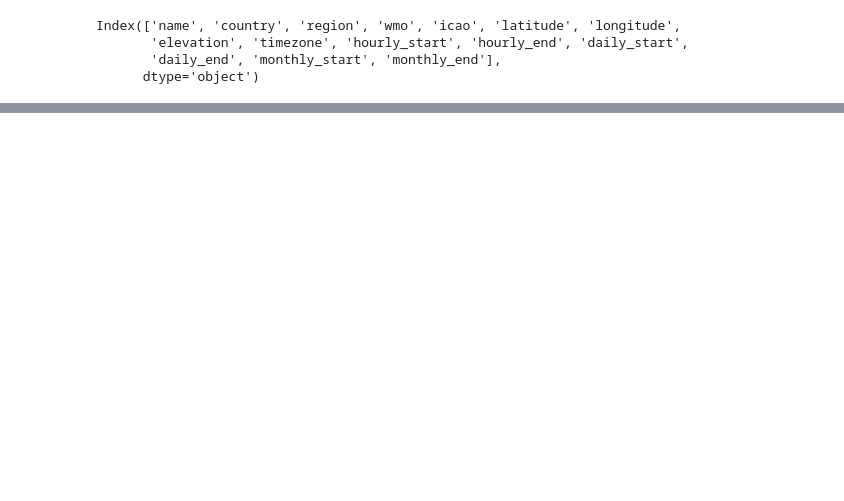
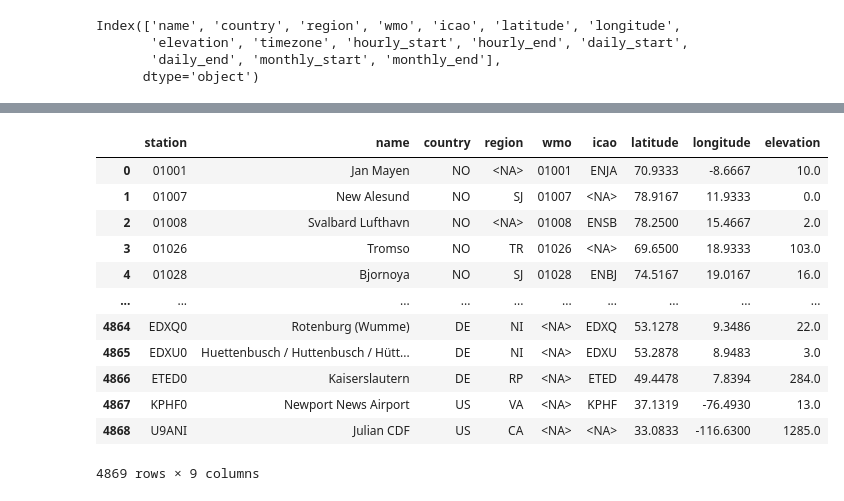
Before and after one commit to MiroRavaProj/Weather-stations, a Jupyter notebook: python_program/main.ipynb, the cells around one changed output, grey strips where cells are left out. Cells and saved outputs as stored; diff of their text form; code cells hidden in the pictures; blank space fills up the shorter version.

```diff
--- a/python_program/main.ipynb
+++ b/python_program/main.ipynb
@@ -74,0 +87,17 @@ stations
+# %%
+stations.rename(columns={"id":"station"}, inplace=True)
+stations
+# %% [output]
+|  | station | name | country | region | wmo | icao | latitude | longitude | elevation |
+| 0 | 01001 | Jan Mayen | NO | <NA> | 01001 | ENJA | 70.9333 | -8.6667 | 10.0 |
+| 1 | 01007 | New Alesund | NO | SJ | 01007 | <NA> | 78.9167 | 11.9333 | 0.0 |
+| 2 | 01008 | Svalbard Lufthavn | NO | <NA> | 01008 | ENSB | 78.2500 | 15.4667 | 2.0 |
+| 3 | 01026 | Tromso | NO | TR | 01026 | <NA> | 69.6500 | 18.9333 | 103.0 |
+| 4 | 01028 | Bjornoya | NO | SJ | 01028 | ENBJ | 74.5167 | 19.0167 | 16.0 |
+| ... | ... | ... | ... | ... | ... | ... | ... | ... | ... |
+| 4864 | EDXQ0 | Rotenburg (Wumme) | DE | NI | <NA> | EDXQ | 53.1278 | 9.3486 | 22.0 |
+| 4865 | EDXU0 | Huettenbusch / Huttenbusch / Hütt... | DE | NI | <NA> | EDXU | 53.2878 | 8.9483 | 3.0 |
+| 4866 | ETED0 | Kaiserslautern | DE | RP | <NA> | ETED | 49.4478 | 7.8394 | 284.0 |
+| 4867 | KPHF0 | Newport News Airport | US | VA | <NA> | KPHF | 37.1319 | -76.4930 | 13.0 |
+| 4868 | U9ANI | Julian CDF | US | CA | <NA> | <NA> | 33.0833 | -116.6300 | 1285.0 |
+4869 rows × 9 columns
```
Also changed, not shown: parts of 17 cells of this notebook.
